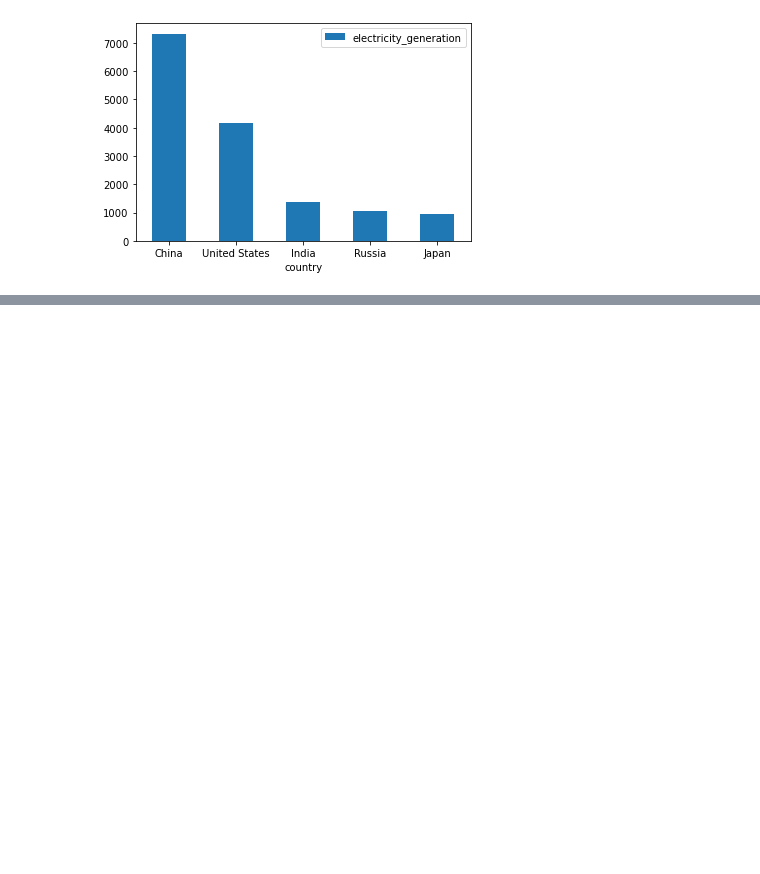
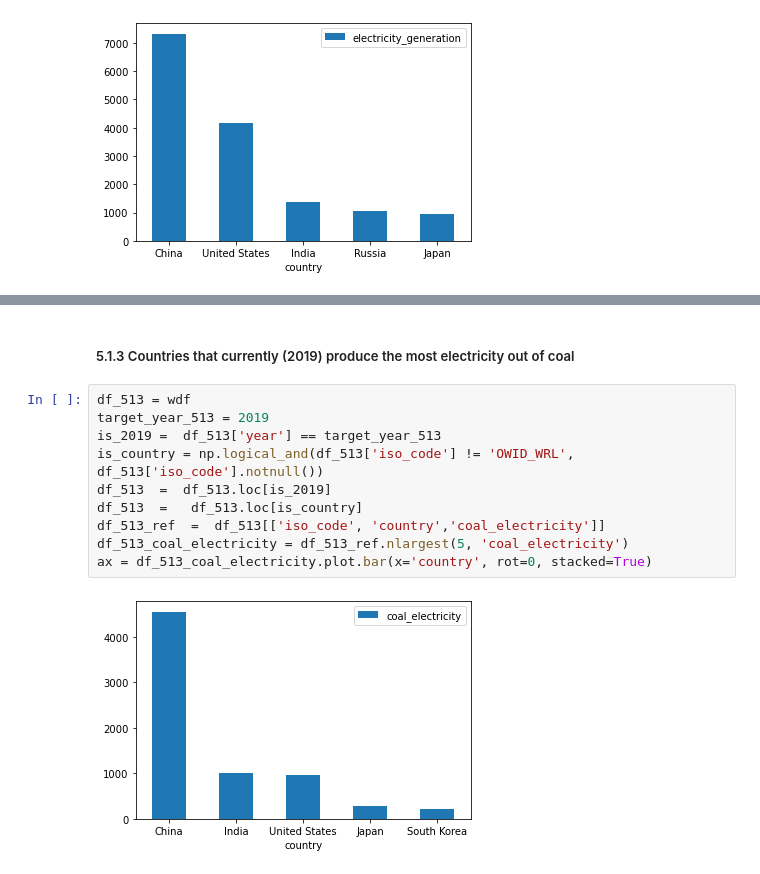
Before and after one commit to cedricjansen/BIS3066E-big-data-management, a Jupyter notebook: archive/Untitled.ipynb, the cells around one changed output, grey strips where cells are left out. Drawn from its saved outputs; the diff is of its cells as text; blank space fills up the shorter version.

```diff
--- a/archive/Untitled.ipynb
+++ b/archive/Untitled.ipynb
@@ -212,0 +223,14 @@ ax = df_511_electricity_fossil_renweable_stacked.plot.bar(rot=0, stacked=True)
+# %% [markdown]
+##### 5.1.3 Countries that currently (2019) produce the most  electricity out of coal
+# %%
+df_513 = wdf
+target_year_513 = 2019
+is_2019 =  df_513['year'] == target_year_513
+is_country = np.logical_and(df_513['iso_code'] != 'OWID_WRL', df_513['iso_code'].notnull())
+df_513  =  df_513.loc[is_2019]
+df_513  =   df_513.loc[is_country]
+df_513_ref  =  df_513[['iso_code', 'country','coal_electricity']]
+df_513_coal_electricity = df_513_ref.nlargest(5, 'coal_electricity')
+ax = df_513_coal_electricity.plot.bar(x='country', rot=0, stacked=True)
+# %% [output]
+[figure, added]
```
Also changed, not shown: parts of 57 cells of this notebook.
